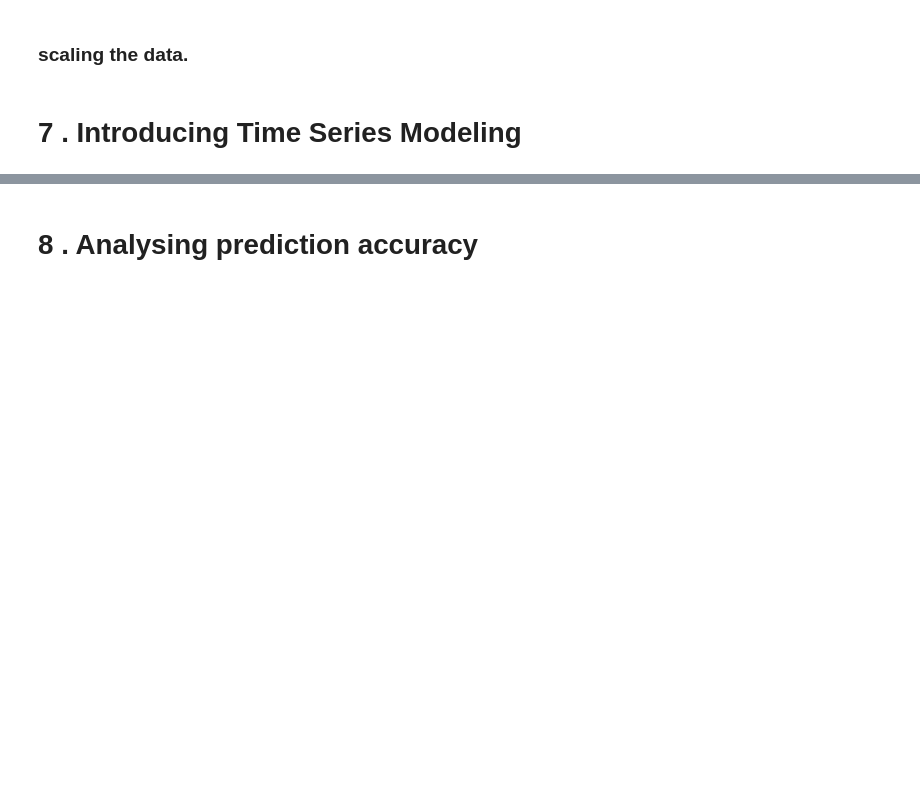
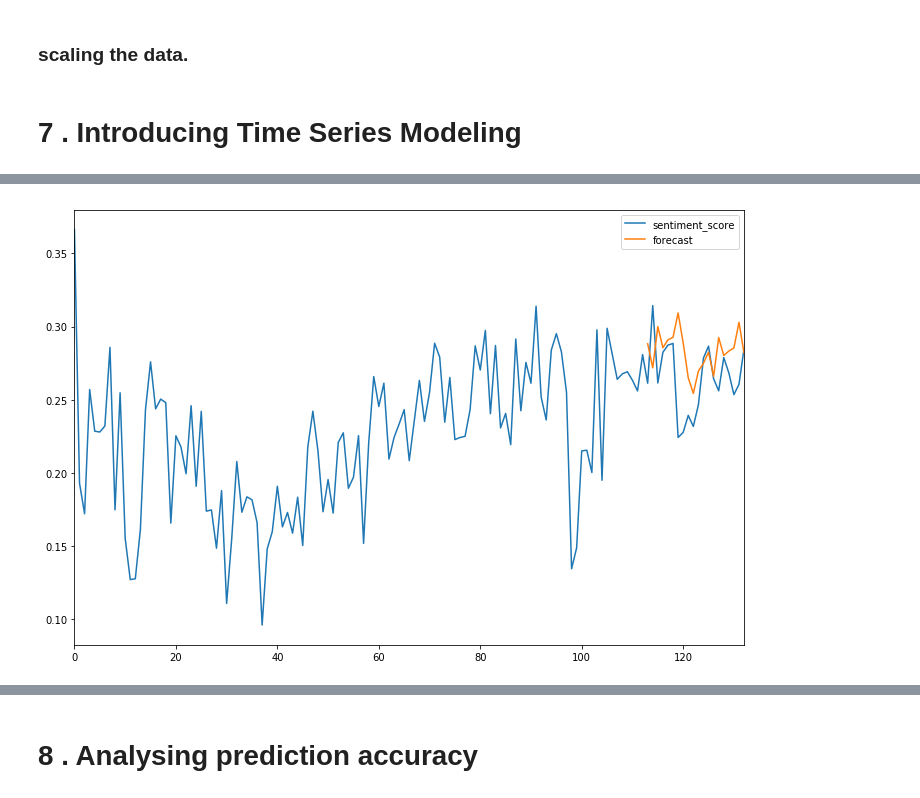
Before and after one commit to DIGITALFRANK/NLP_brand_sentiment_analysis_Time_Series_prediction, a Jupyter notebook: NLP_Time_Series.ipynb, the cells around one changed output, grey strips where cells are left out. Saved outputs shown, nothing was run; the diff lists cells and outputs as text; code cells hidden in the pictures; blank space fills up the shorter version.

Commit message:
SARIMAX test 1

```diff
--- a/NLP_Time_Series.ipynb
+++ b/NLP_Time_Series.ipynb
@@ -1031,0 +1036,4 @@ fig = sm.graphics.tsaplots.plot_pacf(nike_stationary.log_seasonal_first_differen
+# %%
+mod = sm.tsa.statespace.SARIMAX(bitcoin_stationary.sentiment_score, trend='n', order=(0,1,0), seasonal_order=(1,1,1,12))
+results = mod.fit()
+print(results.summary())
@@ -1031,0 +1058,8 @@ fig = sm.graphics.tsaplots.plot_pacf(nike_stationary.log_seasonal_first_differen
+# %%
+digit_index_bitcoin = bitcoin_stationary.reset_index()
+
+digit_index_bitcoin['forecast'] = results.predict(start = 113, end= 133, dynamic= True)
+digit_index_bitcoin[['sentiment_score', 'forecast']].plot(figsize=(12, 8))
+plt.savefig('bitcoin_sentiment_predict.png', bbox_inches='tight')
+# %% [output]
+[figure, added]
```
Also changed, not shown: parts of 4 cells of this notebook, 2 other files.
